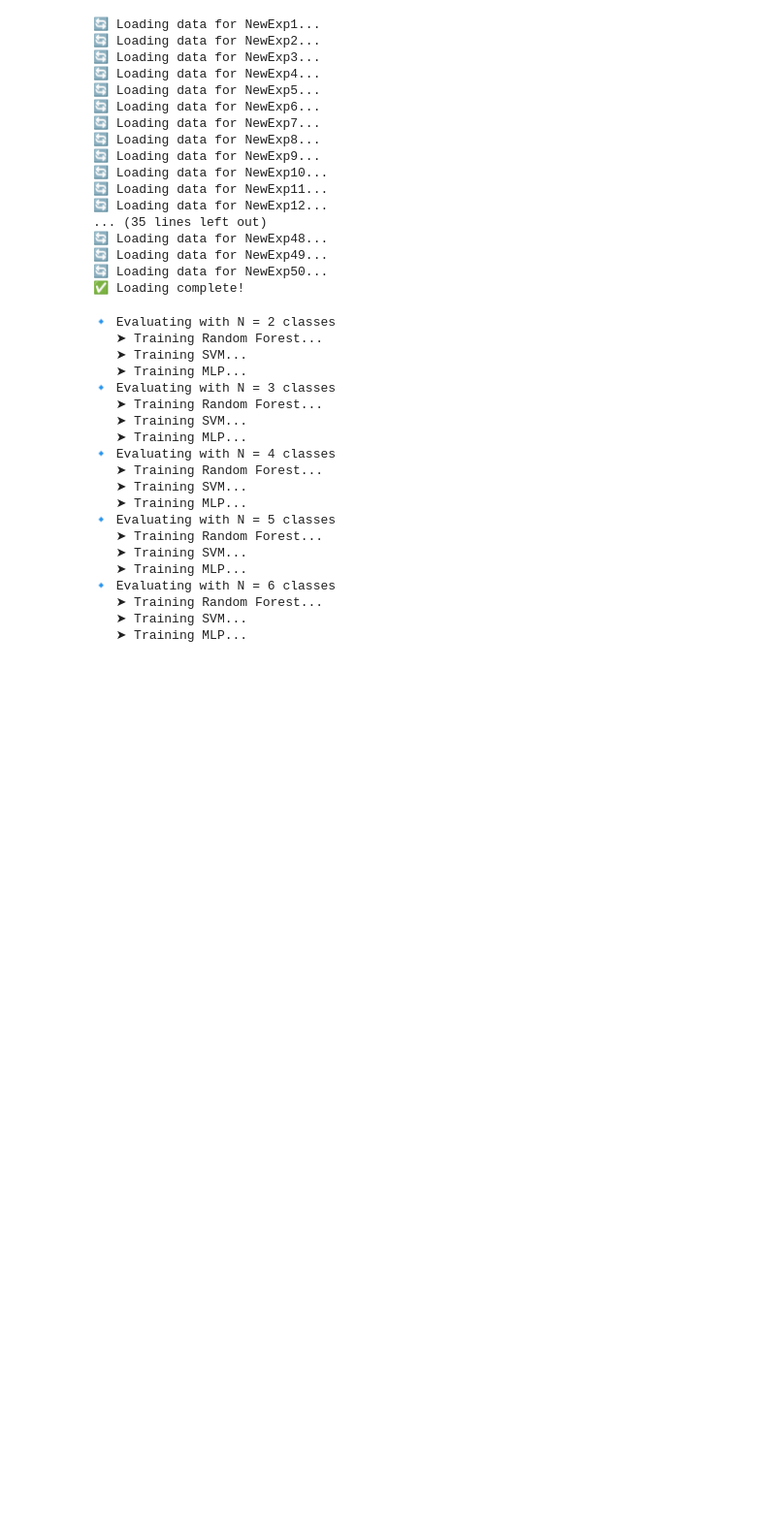
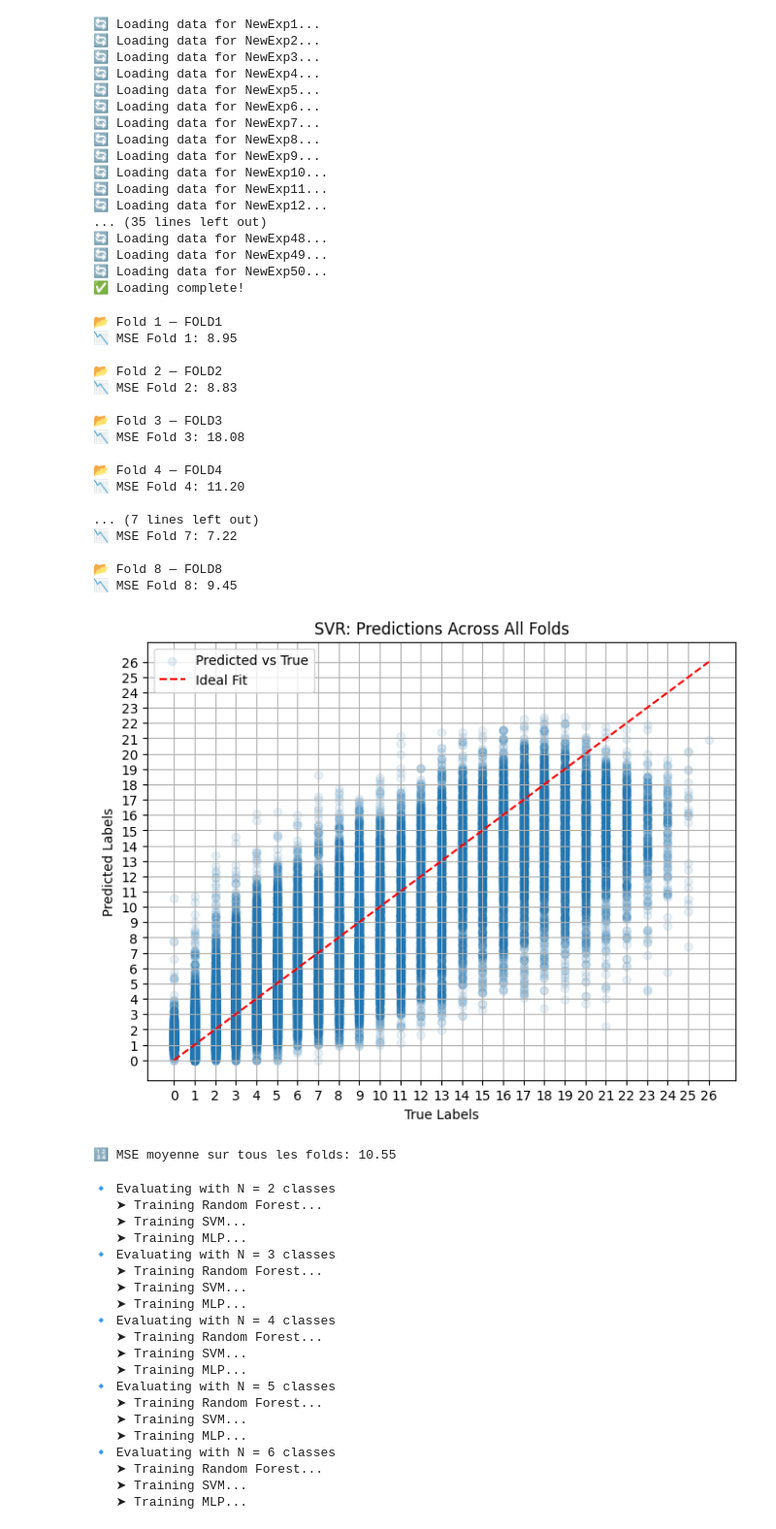
Before and after one commit to Hip02/CrowdMonitoring_Hip, a Jupyter notebook: FeatureAnalysis/model_training.ipynb, the cells around one changed output. Shown at 97% size. Saved outputs shown, nothing was run; the diff lists cells and outputs as text; code cells hidden in the pictures; blank space fills up the shorter version.

```diff
--- a/FeatureAnalysis/model_training.ipynb
+++ b/FeatureAnalysis/model_training.ipynb
@@ -45,6 +45,40 @@ features = np.column_stack([
 🔄 Loading data for NewExp49...
 🔄 Loading data for NewExp50...
 ✅ Loading complete!
+# %%
+from sklearn.linear_model import LinearRegression, Ridge
+from sklearn.svm import SVR
+from sklearn.neural_network import MLPRegressor
+
+# 📌 Charger `features` et `labels`
+model = SVR(kernel='rbf')
+
+features = ["MeanMagnitudes", "StdMagnitudes", "MedianMagnitudes", "SkewnessMagnitudes",
+            "KurtosisMagnitudes", "EntropyMagnitudes", "SpectralEntropyMagnitudes",
+            "PeakCountMagnitudes", "ImpulseFactorMagnitudes", "CrestFactorMagnitudes",
+            "ClearanceFactorMagnitudes"]
+
+mean_mse = train_on_custom_folds(model, data_loader, features, "folds_config.yaml")
+# %% [output]
+📂 Fold 1 — FOLD1
+📉 MSE Fold 1: 8.95
+
+📂 Fold 2 — FOLD2
+📉 MSE Fold 2: 8.83
+
+📂 Fold 3 — FOLD3
+📉 MSE Fold 3: 18.08
+
+📂 Fold 4 — FOLD4
+📉 MSE Fold 4: 11.20
+
+... (7 lines left out)
+📉 MSE Fold 7: 7.22
+
+📂 Fold 8 — FOLD8
+📉 MSE Fold 8: 9.45
+[figure, added]
+🔢 MSE moyenne sur tous les folds: 10.55
 # %%
 all_results = run_classification_experiment(features, labels, n_components_pca=6, n_classes_range=(2, 10))
 # %% [output]
```
Also changed, not shown: parts of 1 cell of this notebook, 8 other files.
